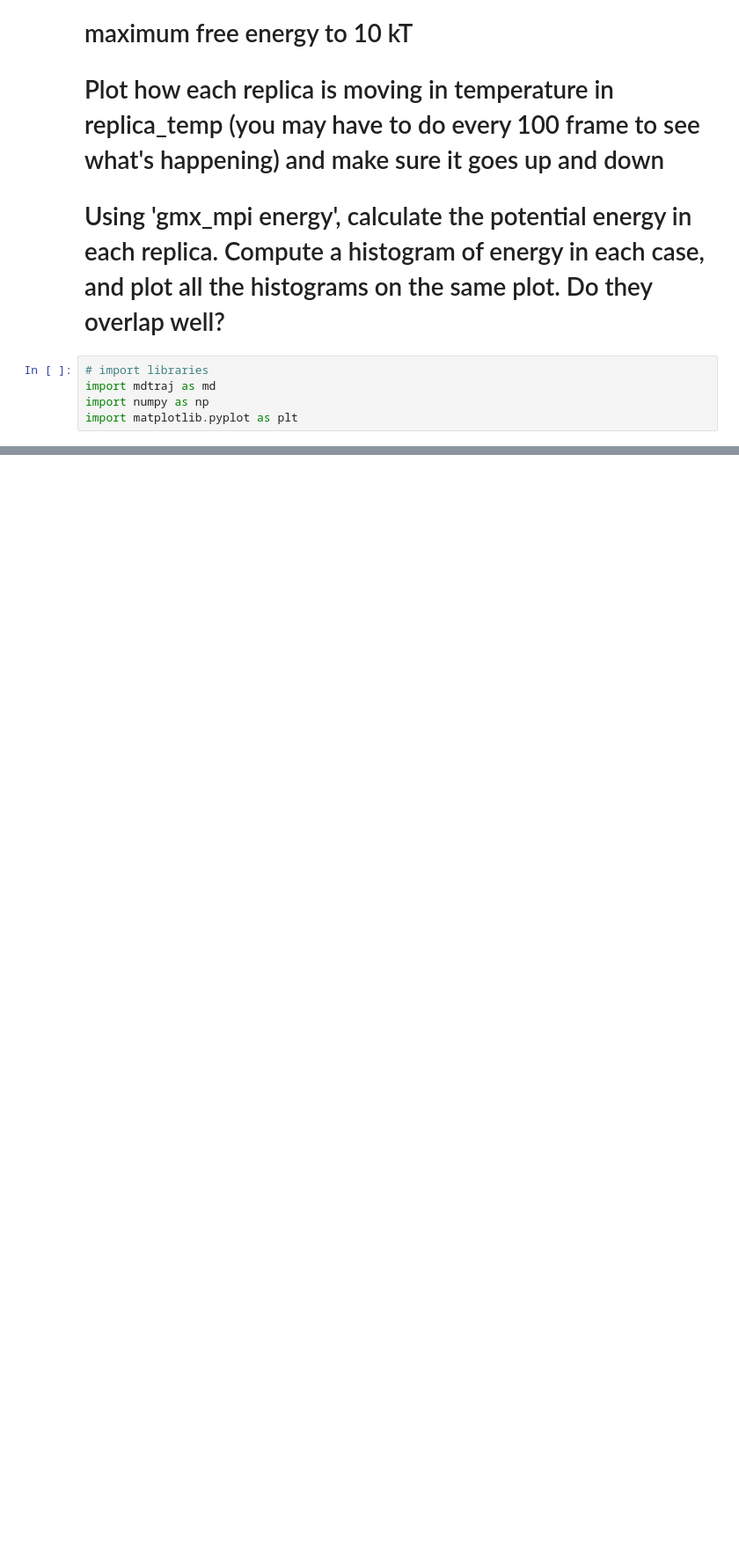
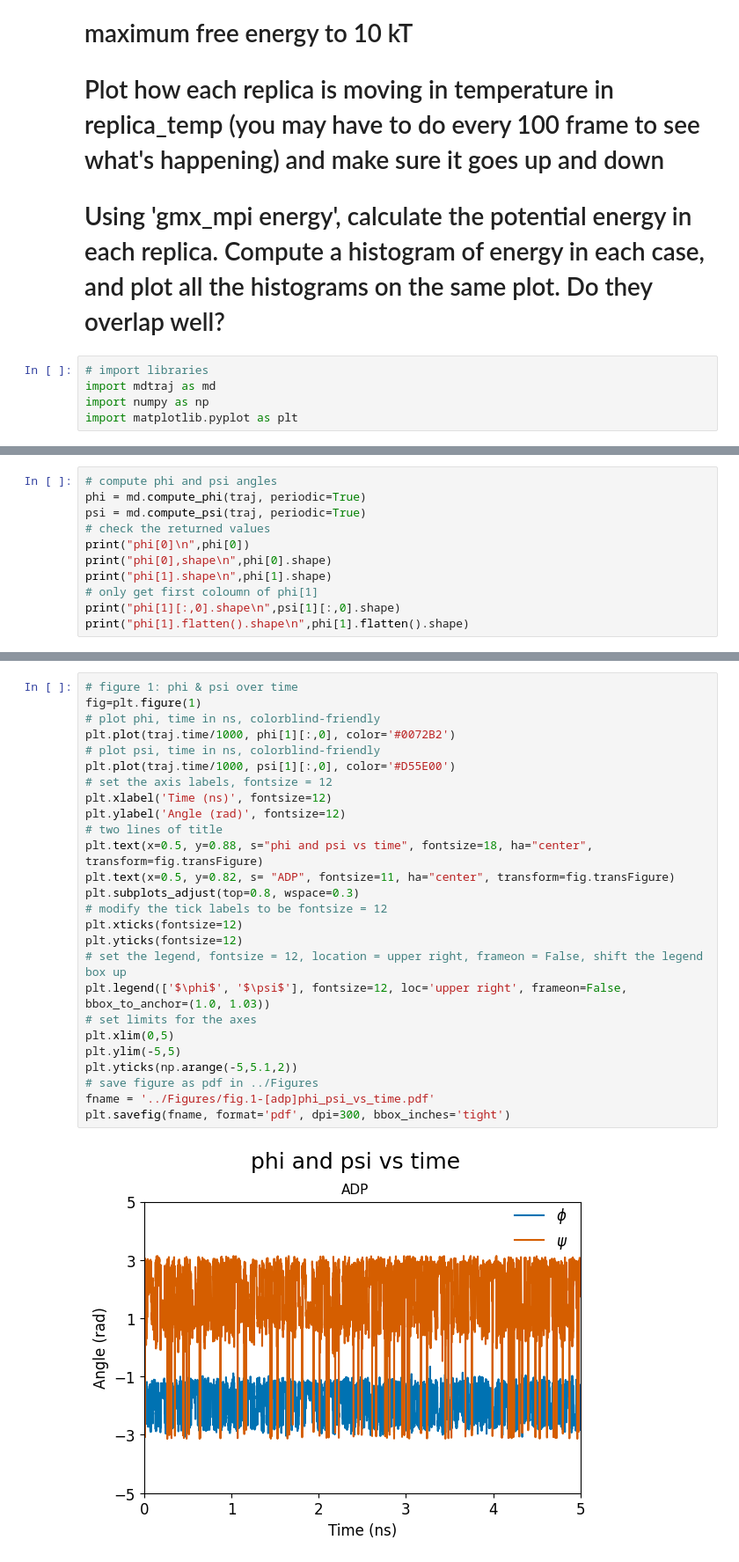
Before and after one commit to cerbveen/comp-lab-class, a Jupyter notebook: Week5/Analysis/plotting.ipynb, the cells around one changed output, grey strips where cells are left out. Shown at 88% size. Drawn from its saved outputs; the diff is of its cells as text; blank space fills up the shorter version.

```diff
--- a/Week5/Analysis/plotting.ipynb
+++ b/Week5/Analysis/plotting.ipynb
@@ -30,0 +27,11 @@ fig=plt.figure(1)
+# %%
+# compute phi and psi angles
+phi = md.compute_phi(traj, periodic=True)
+psi = md.compute_psi(traj, periodic=True)
+# check the returned values
+print("phi[0]\n",phi[0])
+print("phi[0],shape\n",phi[0].shape)
+print("phi[1].shape\n",phi[1].shape)
+# only get first coloumn of phi[1]
+print("phi[1][:,0].shape\n",psi[1][:,0].shape)
+print("phi[1].flatten().shape\n",phi[1].flatten().shape)
@@ -30,0 +63,28 @@ fig=plt.figure(1)
+# %%
+# figure 1: phi & psi over time
+fig=plt.figure(1)
+# plot phi, time in ns, colorblind-friendly
+plt.plot(traj.time/1000, phi[1][:,0], color='#0072B2')
+# plot psi, time in ns, colorblind-friendly
+plt.plot(traj.time/1000, psi[1][:,0], color='#D55E00')
+# set the axis labels, fontsize = 12
+plt.xlabel('Time (ns)', fontsize=12)
+plt.ylabel('Angle (rad)', fontsize=12)
+# two lines of title
+plt.text(x=0.5, y=0.88, s="phi and psi vs time", fontsize=18, ha="center", transform=fig.transFigure)
+plt.text(x=0.5, y=0.82, s= "ADP", fontsize=11, ha="center", transform=fig.transFigure)
+plt.subplots_adjust(top=0.8, wspace=0.3)
+# modify the tick labels to be fontsize = 12
+plt.xticks(fontsize=12)
+plt.yticks(fontsize=12)
+# set the legend, fontsize = 12, location = upper right, frameon = False, shift the legend box up
+plt.legend(['$\phi$', '$\psi$'], fontsize=12, loc='upper right', frameon=False, bbox_to_anchor=(1.0, 1.03))
+# set limits for the axes
+plt.xlim(0,5)
+plt.ylim(-5,5)
+plt.yticks(np.arange(-5,5.1,2))
+# save figure as pdf in ../Figures
+fname = '../Figures/fig.1-[adp]phi_psi_vs_time.pdf'
+plt.savefig(fname, format='pdf', dpi=300, bbox_inches='tight')
+# %% [output]
+[figure, added]
```
Also changed, not shown: parts of 16 cells of this notebook, 7 other files.
